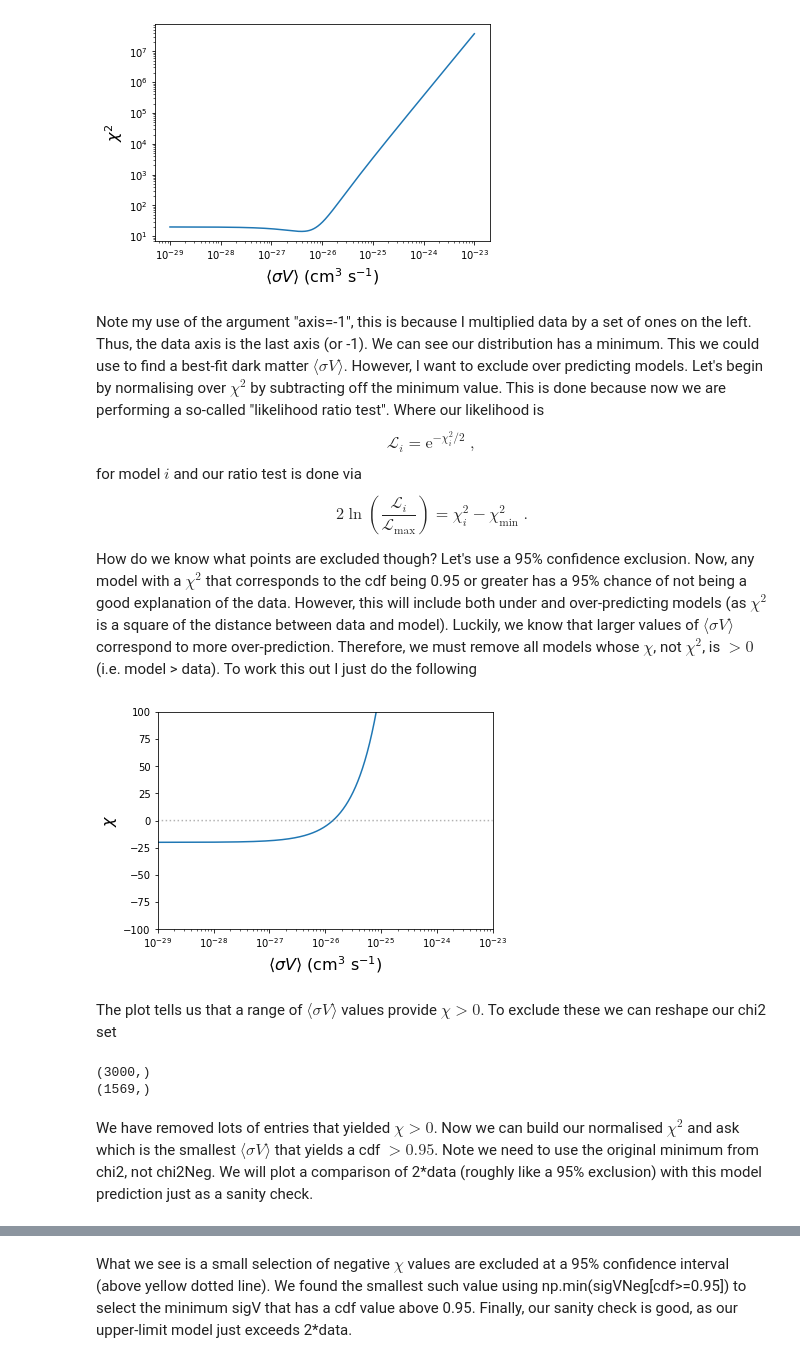
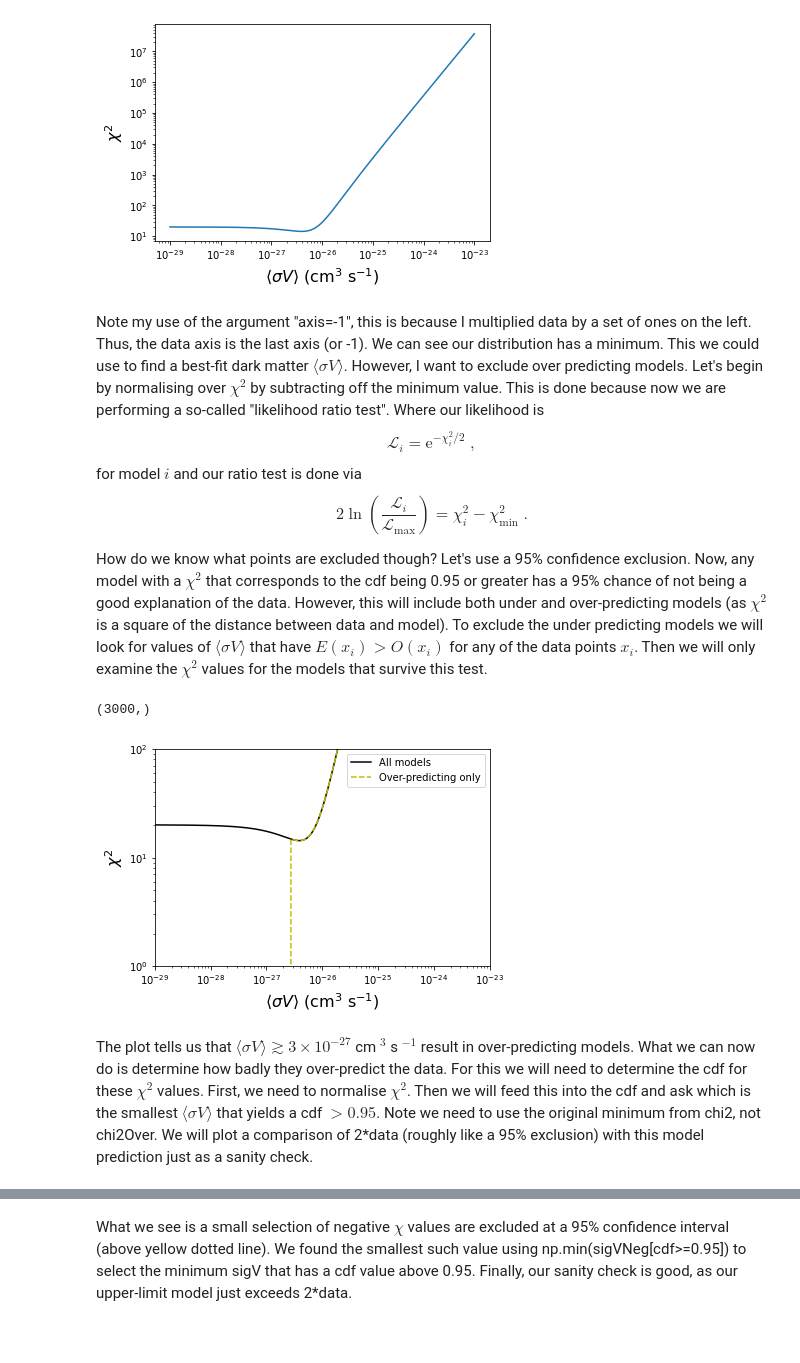
Before and after one commit to Hyperthetical/student_guides, a Jupyter notebook: guide_to_chi_squared.ipynb, the cells around one changed output, grey strips where cells are left out. Drawn from its saved outputs; the diff is of its cells as text; code cells hidden in the pictures; blank space fills up the shorter version.

```diff
--- a/guide_to_chi_squared.ipynb
+++ b/guide_to_chi_squared.ipynb
@@ -116,29 +116,26 @@ for model $i$ and our ratio test is done via
 2\ln{\left(\frac{\mathcal{L}_i}{\mathcal{L}_{\mathrm{max}}}\right)} = \chi^2_i - \chi^2_{\mathrm{min}} \; .
 \end{equation}
 
-How do we know what points are excluded though? Let's use a 95\% confidence exclusion. Now, any model with a $\chi^2$ that corresponds to the cdf being 0.95 or greater has a 95\% chance of not being a good explanation of the data. However, this will include both under and over-predicting models (as $\chi^2$ is a square of the distance between data and model). Luckily, we know that larger values of $\langle \sigma V \rangle$ correspond to more over-prediction. Therefore, we must remove all models whose $\chi$, not $\chi^2$, is $> 0$ (i.e. model > data). To work this out I just do the following
+How do we know what points are excluded though? Let's use a 95\% confidence exclusion. Now, any model with a $\chi^2$ that corresponds to the cdf being 0.95 or greater has a 95\% chance of not being a good explanation of the data. However, this will include both under and over-predicting models (as $\chi^2$ is a square of the distance between data and model). To exclude the under predicting models we will look for values of $\langle \sigma V\rangle$ that have $E(x_i) > O(x_i)$ for any of the data points $x_i$. Then we will only examine the $\chi^2$ values for the models that survive this test.
 # %%
-chi = chiSquare(model,data,axis=-1,alpha=1)
-plt.plot(sigV,chi)
-plt.xscale("log")
-plt.ylim([-1e2,1e2])
+chi = (model-data)/data #2D array (len(sigV) by len(data))
+chi2Ex = np.zeros_like(sigV)
+for i in range(len(sigV)):
+        if np.any(chi[i]>0.0): #is E > O for any data points for ith sigV value
+            chi2Ex[i] = chi2[i]
+print(chi2Ex.shape)
+plt.plot(sigV,chi2,color="k",label="All models")
+plt.plot(sigV,chi2Ex,color="y",linestyle="--",label="Over-predicting only")
+plt.xscale("log");plt.yscale("log")
+plt.ylim([1e0,1e2])
 plt.xlim([sigV[0],sigV[-1]])
-plt.plot(sigV,np.zeros_like(sigV),alpha=0.6,color="grey",linestyle=":")
-plt.ylabel(r"$\chi$",fontsize=16)
+plt.ylabel(r"$\chi^2$",fontsize=16)
 plt.xlabel(r"$\langle \sigma V\rangle$ (cm$^3$ s$^{-1}$)",fontsize=16)
+plt.legend()
 plt.show()
 # %% [output]
+(3000,)
-[figure, old version]
+[figure, new version]
-# %% [markdown]
-The plot tells us that a range of $\langle \sigma V \rangle$ values provide $\chi > 0$. To exclude these we can reshape our chi2 set
-# %%
-print(chi2.shape)
-chi2Neg = chi2[chi<=0]
-sigVNeg = sigV[chi<=0]
-print(chi2Neg.shape)
-# %% [output]
-(3000,)
-(1569,)
 # %% [markdown]
-We have removed lots of entries that yielded $\chi > 0$. Now we can build our normalised $\chi^2$ and ask which is the smallest $\langle \sigma V \rangle$ that yields a cdf $> 0.95$. Note we need to use the original minimum from chi2, not chi2Neg. We will plot a comparison of 2*data (roughly like a 95\% exclusion) with this model prediction just as a sanity check.
+The plot tells us that $\langle \sigma V \rangle \gtrsim 3\times 10^{-27}$ cm $^3$ s $^{-1}$ result in over-predicting models. What we can now do is determine how badly they over-predict the data. For this we will need to determine the cdf for these $\chi^2$ values. First, we need to normalise $\chi^2$. Then we will feed this into the cdf and ask which is the smallest $\langle \sigma V \rangle$ that yields a cdf $> 0.95$. Note we need to use the original minimum from chi2, not chi2Over. We will plot a comparison of 2*data (roughly like a 95\% exclusion) with this model prediction just as a sanity check.
 # %%
```
Also changed, not shown: parts of 2 cells of this notebook, 2 other files.
